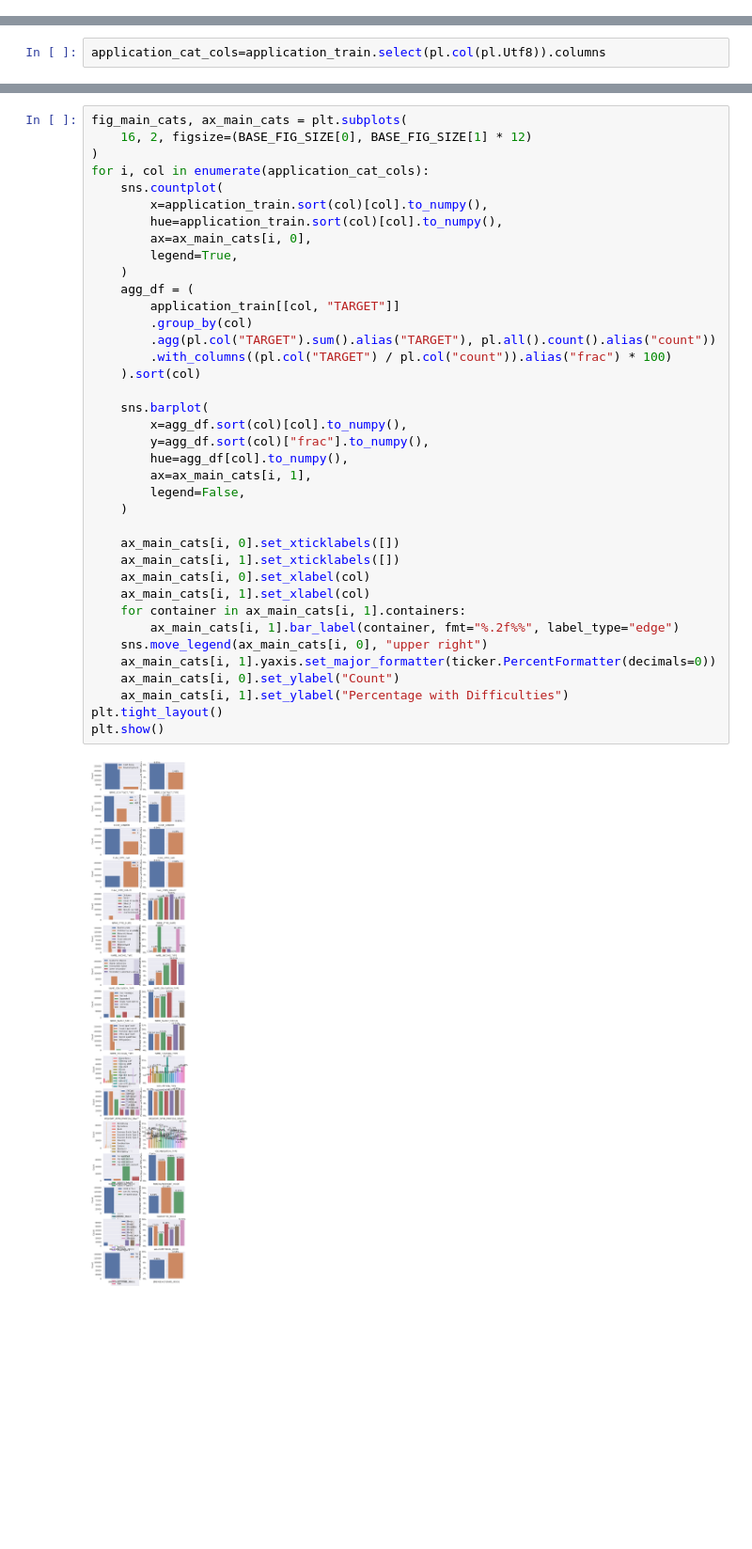
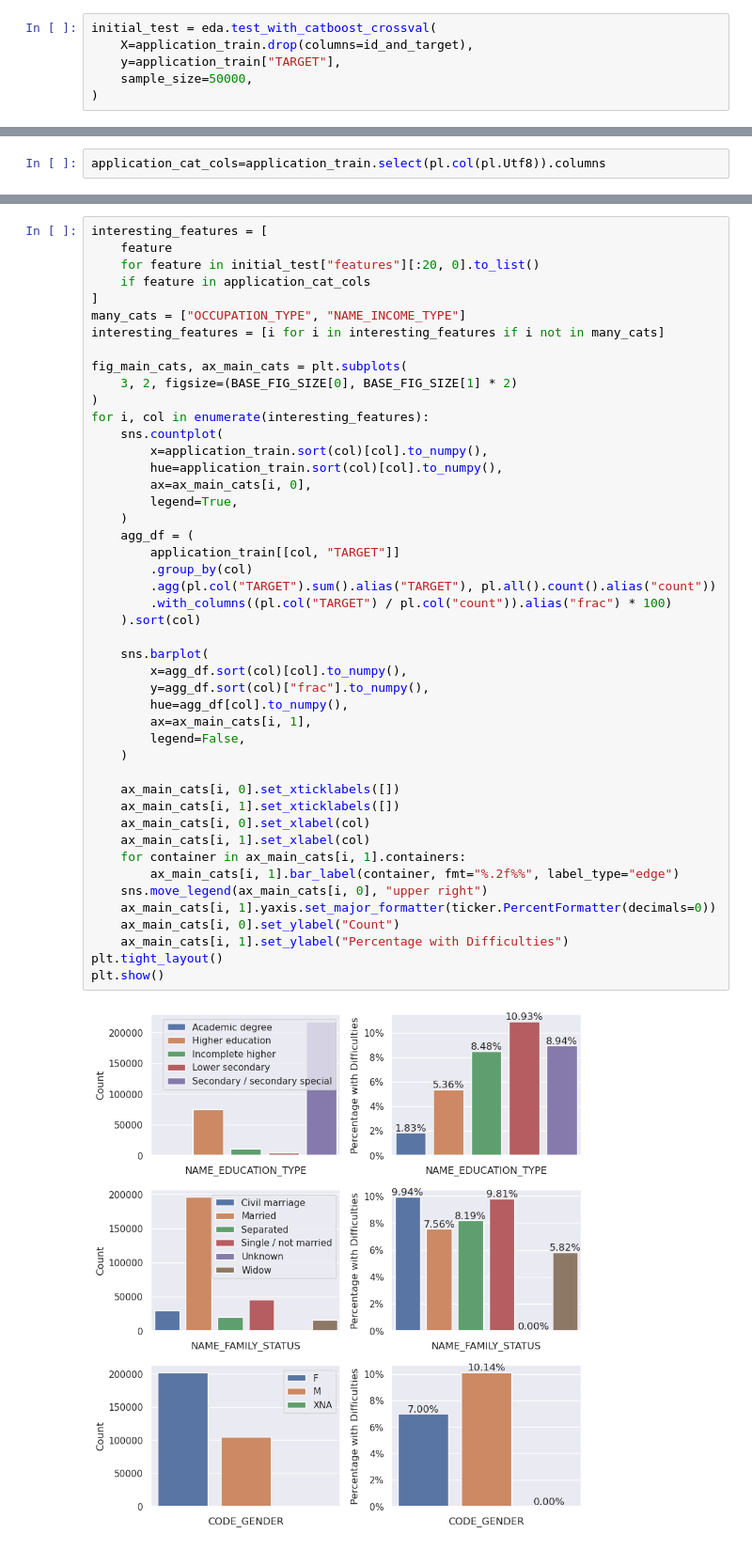
Before and after one commit to gediminas-skvarnavicius/home-credit-group-ml, a Jupyter notebook: EDA.ipynb, the cells around one changed output, grey strips where cells are left out. Shown: that part at 94% size. Cells and saved outputs as stored; diff of their text form; blank space fills up the shorter version.

```diff
--- a/EDA.ipynb
+++ b/EDA.ipynb
@@ -154,3 +154,9 @@ plt.tight_layout()
 plt.show()
 # %% [output]
 [figure]
+# %%
+initial_test = eda.test_with_catboost_crossval(
+    X=application_train.drop(columns=id_and_target),
+    y=application_train["TARGET"],
+    sample_size=50000,
+)
@@ -172,8 +192,16 @@ shape: (6, 4)
 # %%
+interesting_features = [
+    feature
+    for feature in initial_test["features"][:20, 0].to_list()
+    if feature in application_cat_cols
+]
+many_cats = ["OCCUPATION_TYPE", "NAME_INCOME_TYPE"]
+interesting_features = [i for i in interesting_features if i not in many_cats]
+
 fig_main_cats, ax_main_cats = plt.subplots(
-    16, 2, figsize=(BASE_FIG_SIZE[0], BASE_FIG_SIZE[1] * 12)
+    3, 2, figsize=(BASE_FIG_SIZE[0], BASE_FIG_SIZE[1] * 2)
 )
-for i, col in enumerate(application_cat_cols):
+for i, col in enumerate(interesting_features):
     sns.countplot(
         x=application_train.sort(col)[col].to_numpy(),
         hue=application_train.sort(col)[col].to_numpy(),
@@ -181,31 +209,31 @@ for i, col in enumerate(application_cat_cols):
         legend=True,
     )
     agg_df = (
         application_train[[col, "TARGET"]]
         .group_by(col)
         .agg(pl.col("TARGET").sum().alias("TARGET"), pl.all().count().alias("count"))
         .with_columns((pl.col("TARGET") / pl.col("count")).alias("frac") * 100)
     ).sort(col)
 
     sns.barplot(
         x=agg_df.sort(col)[col].to_numpy(),
         y=agg_df.sort(col)["frac"].to_numpy(),
         hue=agg_df[col].to_numpy(),
         ax=ax_main_cats[i, 1],
         legend=False,
     )
 
     ax_main_cats[i, 0].set_xticklabels([])
     ax_main_cats[i, 1].set_xticklabels([])
     ax_main_cats[i, 0].set_xlabel(col)
     ax_main_cats[i, 1].set_xlabel(col)
     for container in ax_main_cats[i, 1].containers:
         ax_main_cats[i, 1].bar_label(container, fmt="%.2f%%", label_type="edge")
     sns.move_legend(ax_main_cats[i, 0], "upper right")
     ax_main_cats[i, 1].yaxis.set_major_formatter(ticker.PercentFormatter(decimals=0))
     ax_main_cats[i, 0].set_ylabel("Count")
     ax_main_cats[i, 1].set_ylabel("Percentage with Difficulties")
 plt.tight_layout()
 plt.show()
 # %% [output]
-[figure, old version]
+[figure, new version]
```
Also changed, not shown: parts of 22 cells of this notebook, 3 other files.
